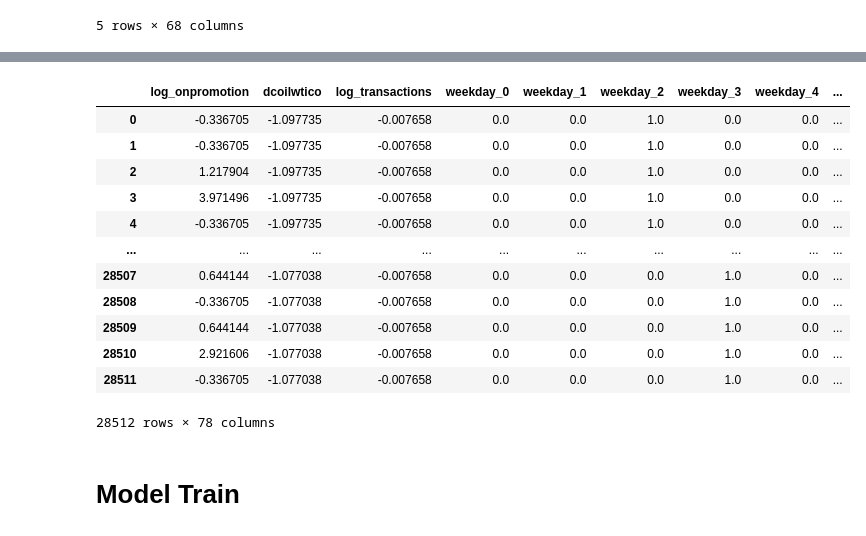
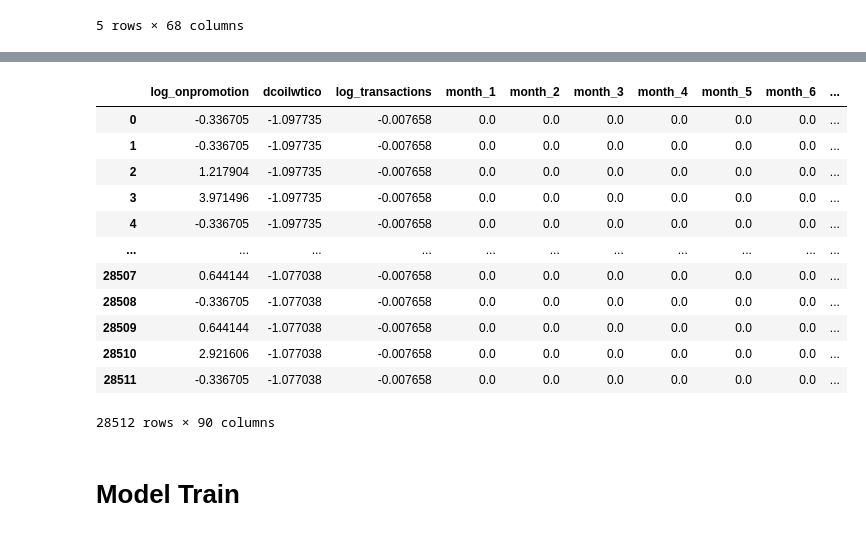
Before and after one commit to suusuu00/Kaggle-Store-Sales---Time-Series-Forecasting, a Jupyter notebook: train.ipynb, the cells around one changed output, grey strips where cells are left out. Saved outputs shown, nothing was run; the diff lists cells and outputs as text; code cells hidden in the pictures.

```diff
--- a/train.ipynb
+++ b/train.ipynb
@@ -662,8 +662,8 @@ from sklearn.decomposition import PCA
 numeric_col = ['log_onpromotion', 'dcoilwtico', 'log_transactions']
 # 카테고리 컬럼
 category_col = ['store_nbr', 'city', 'state', 'store_type', 'cluster', 'holiday_type', 'locale', 'locale_name', 'transferred', 'family', 'description']
-# 요일은 판매량에 큰 영향을 끼친다고 판단하여 pca에 따로 적용하지 않고 원핫인코딩만 함
-weekday_col = ['weekday']
+# 요일과 월은 판매량에 큰 영향을 끼친다고 판단하여 pca에 따로 적용하지 않고 원핫인코딩만 함
+date_col = ['month', 'weekday']
 # %%
 scaler = StandardScaler()
 scaler.fit(merge_train_df[numeric_col])
@@ -671,9 +671,9 @@ train_numeric_df = pd.DataFrame(scaler.transform(merge_train_df[numeric_col]), c
 val_numeric_df = pd.DataFrame(scaler.transform(merge_val_df[numeric_col]), columns= scaler.get_feature_names_out())
 test_numeric_df = pd.DataFrame(scaler.transform(merge_test_df[numeric_col]), columns= scaler.get_feature_names_out())
 # %%
-wd_oe = OneHotEncoder(sparse_output = False, handle_unknown = 'infrequent_if_exist')
-wd_oe.fit(merge_train_df[weekday_col])
-train_wd_oe_df = pd.DataFrame(wd_oe.transform(merge_train_df[weekday_col]), columns = wd_oe.get_feature_names_out())
-val_wd_oe_df = pd.DataFrame(wd_oe.transform(merge_val_df[weekday_col]), columns = wd_oe.get_feature_names_out())
-test_wd_oe_df = pd.DataFrame(wd_oe.transform(merge_test_df[weekday_col]), columns = wd_oe.get_feature_names_out())
+date_oe = OneHotEncoder(sparse_output = False, handle_unknown = 'infrequent_if_exist')
+date_oe.fit(merge_train_df[date_col])
+train_date_oe_df = pd.DataFrame(date_oe.transform(merge_train_df[date_col]), columns = date_oe.get_feature_names_out())
+val_date_oe_df = pd.DataFrame(date_oe.transform(merge_val_df[date_col]), columns = date_oe.get_feature_names_out())
+test_date_oe_df = pd.DataFrame(date_oe.transform(merge_test_df[date_col]), columns = date_oe.get_feature_names_out())
 # %%
@@ -753,20 +753,20 @@ merge_val_oe_df
 # %%
-merge_test_oe_df = pd.concat([test_numeric_df, test_wd_oe_df, test_oe_select_df], axis = 1)
+merge_test_oe_df = pd.concat([test_numeric_df, test_date_oe_df, test_oe_select_df], axis = 1)
 merge_test_oe_df
 # %% [output]
-|  | log_onpromotion | dcoilwtico | log_transactions | weekday_0 | weekday_1 | weekday_2 | weekday_3 | weekday_4 | ... |
-| 0 | -0.336705 | -1.097735 | -0.007658 | 0.0 | 0.0 | 1.0 | 0.0 | 0.0 | ... |
-| 1 | -0.336705 | -1.097735 | -0.007658 | 0.0 | 0.0 | 1.0 | 0.0 | 0.0 | ... |
-| 2 | 1.217904 | -1.097735 | -0.007658 | 0.0 | 0.0 | 1.0 | 0.0 | 0.0 | ... |
-| 3 | 3.971496 | -1.097735 | -0.007658 | 0.0 | 0.0 | 1.0 | 0.0 | 0.0 | ... |
-| 4 | -0.336705 | -1.097735 | -0.007658 | 0.0 | 0.0 | 1.0 | 0.0 | 0.0 | ... |
-| ... | ... | ... | ... | ... | ... | ... | ... | ... | ... |
-| 28507 | 0.644144 | -1.077038 | -0.007658 | 0.0 | 0.0 | 0.0 | 1.0 | 0.0 | ... |
-| 28508 | -0.336705 | -1.077038 | -0.007658 | 0.0 | 0.0 | 0.0 | 1.0 | 0.0 | ... |
-| 28509 | 0.644144 | -1.077038 | -0.007658 | 0.0 | 0.0 | 0.0 | 1.0 | 0.0 | ... |
-| 28510 | 2.921606 | -1.077038 | -0.007658 | 0.0 | 0.0 | 0.0 | 1.0 | 0.0 | ... |
-| 28511 | -0.336705 | -1.077038 | -0.007658 | 0.0 | 0.0 | 0.0 | 1.0 | 0.0 | ... |
+|  | log_onpromotion | dcoilwtico | log_transactions | month_1 | month_2 | month_3 | month_4 | month_5 | month_6 | ... |
+| 0 | -0.336705 | -1.097735 | -0.007658 | 0.0 | 0.0 | 0.0 | 0.0 | 0.0 | 0.0 | ... |
+| 1 | -0.336705 | -1.097735 | -0.007658 | 0.0 | 0.0 | 0.0 | 0.0 | 0.0 | 0.0 | ... |
+| 2 | 1.217904 | -1.097735 | -0.007658 | 0.0 | 0.0 | 0.0 | 0.0 | 0.0 | 0.0 | ... |
+| 3 | 3.971496 | -1.097735 | -0.007658 | 0.0 | 0.0 | 0.0 | 0.0 | 0.0 | 0.0 | ... |
+| 4 | -0.336705 | -1.097735 | -0.007658 | 0.0 | 0.0 | 0.0 | 0.0 | 0.0 | 0.0 | ... |
+| ... | ... | ... | ... | ... | ... | ... | ... | ... | ... | ... |
+| 28507 | 0.644144 | -1.077038 | -0.007658 | 0.0 | 0.0 | 0.0 | 0.0 | 0.0 | 0.0 | ... |
+| 28508 | -0.336705 | -1.077038 | -0.007658 | 0.0 | 0.0 | 0.0 | 0.0 | 0.0 | 0.0 | ... |
+| 28509 | 0.644144 | -1.077038 | -0.007658 | 0.0 | 0.0 | 0.0 | 0.0 | 0.0 | 0.0 | ... |
+| 28510 | 2.921606 | -1.077038 | -0.007658 | 0.0 | 0.0 | 0.0 | 0.0 | 0.0 | 0.0 | ... |
+| 28511 | -0.336705 | -1.077038 | -0.007658 | 0.0 | 0.0 | 0.0 | 0.0 | 0.0 | 0.0 | ... |
-28512 rows × 78 columns
+28512 rows × 90 columns
 # %% [markdown]
 # Model Train
 # %% [markdown]
```
Also changed, not shown: parts of 22 cells of this notebook, 4 other files.
